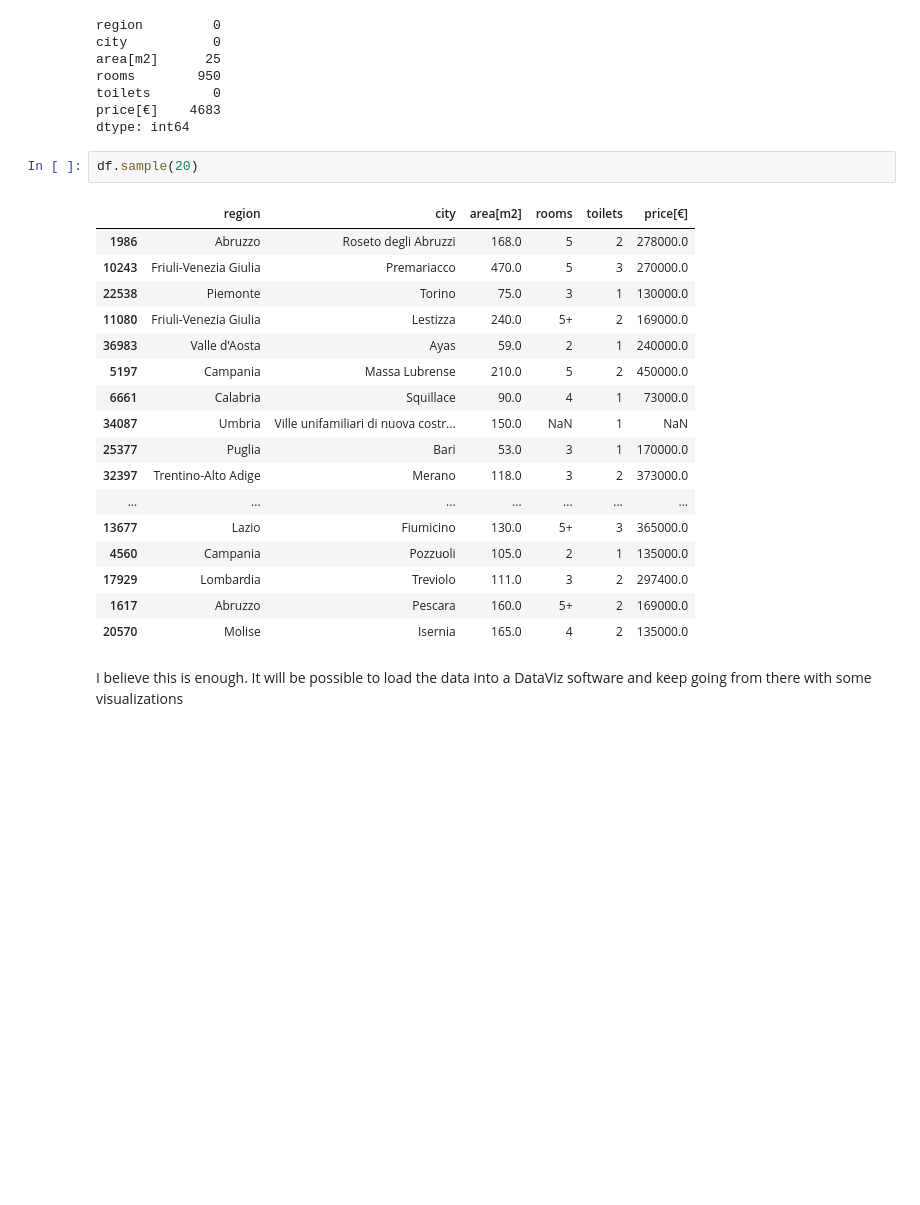
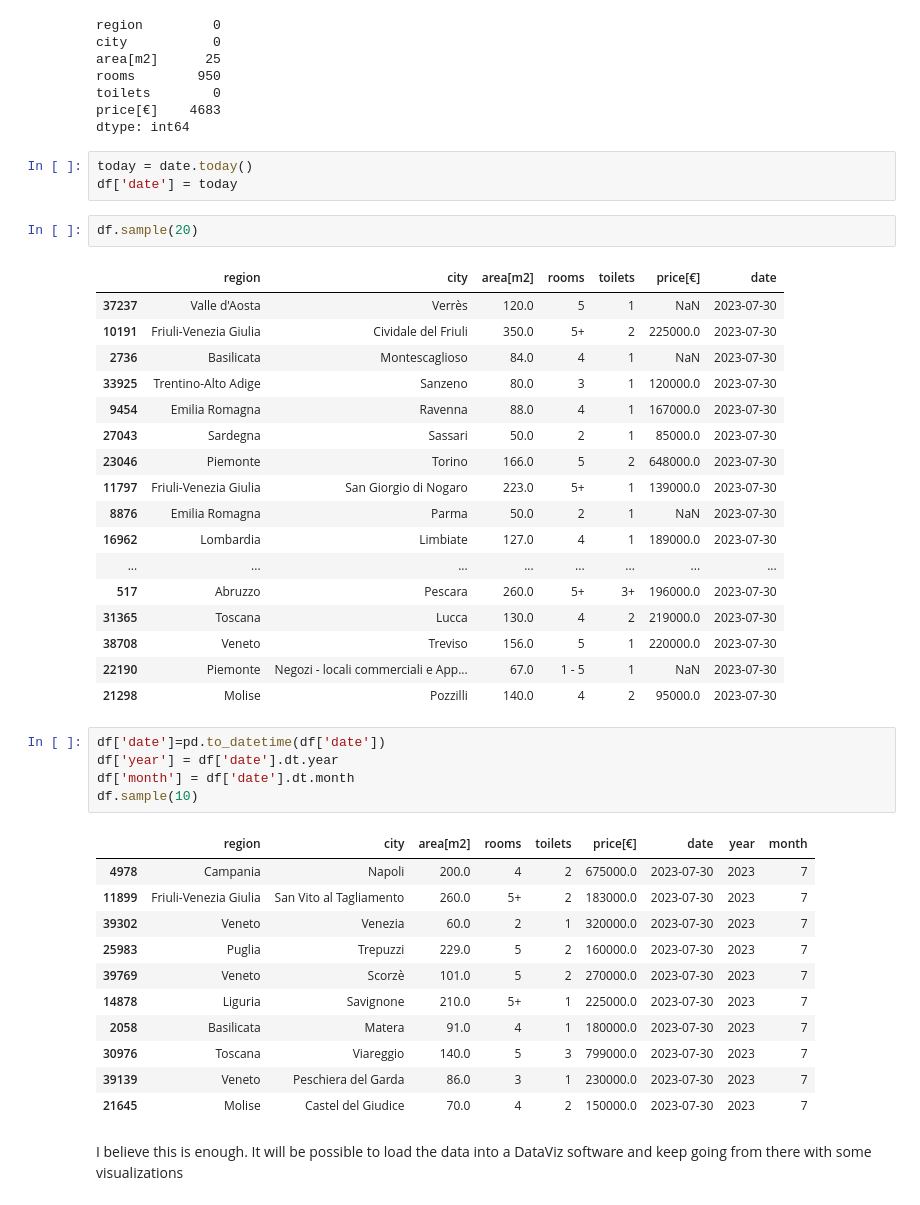
Before and after one commit to andrea-bavetta/3_Webscraping-realestate, a Jupyter notebook: Immobiliare_datacleaning.ipynb, the cells around one changed output. Saved outputs shown, nothing was run; the diff lists cells and outputs as text; blank space fills up the shorter version.

Commit message:
Added month and year columns

```diff
--- a/Immobiliare_datacleaning.ipynb
+++ b/Immobiliare_datacleaning.ipynb
@@ -196,26 +197,46 @@ rooms        950
 toilets        0
 price[€]    4683
 dtype: int64
+# %%
+today = date.today()
+df['date'] = today
 # %%
 df.sample(20)
 # %% [output]
-|  | region | city | area[m2] | rooms | toilets | price[€] |
-| 1986 | Abruzzo | Roseto degli Abruzzi | 168.0 | 5 | 2 | 278000.0 |
-| 10243 | Friuli-Venezia Giulia | Premariacco | 470.0 | 5 | 3 | 270000.0 |
-| 22538 | Piemonte | Torino | 75.0 | 3 | 1 | 130000.0 |
-| 11080 | Friuli-Venezia Giulia | Lestizza | 240.0 | 5+ | 2 | 169000.0 |
-| 36983 | Valle d'Aosta | Ayas | 59.0 | 2 | 1 | 240000.0 |
-| 5197 | Campania | Massa Lubrense | 210.0 | 5 | 2 | 450000.0 |
-| 6661 | Calabria | Squillace | 90.0 | 4 | 1 | 73000.0 |
-| 34087 | Umbria | Ville unifamiliari di nuova costr... | 150.0 | NaN | 1 | NaN |
-| 25377 | Puglia | Bari | 53.0 | 3 | 1 | 170000.0 |
-| 32397 | Trentino-Alto Adige | Merano | 118.0 | 3 | 2 | 373000.0 |
-| ... | ... | ... | ... | ... | ... | ... |
-| 13677 | Lazio | Fiumicino | 130.0 | 5+ | 3 | 365000.0 |
-| 4560 | Campania | Pozzuoli | 105.0 | 2 | 1 | 135000.0 |
-| 17929 | Lombardia | Treviolo | 111.0 | 3 | 2 | 297400.0 |
-| 1617 | Abruzzo | Pescara | 160.0 | 5+ | 2 | 169000.0 |
-| 20570 | Molise | Isernia | 165.0 | 4 | 2 | 135000.0 |
+|  | region | city | area[m2] | rooms | toilets | price[€] | date |
+| 37237 | Valle d'Aosta | Verrès | 120.0 | 5 | 1 | NaN | 2023-07-30 |
+| 10191 | Friuli-Venezia Giulia | Cividale del Friuli | 350.0 | 5+ | 2 | 225000.0 | 2023-07-30 |
+| 2736 | Basilicata | Montescaglioso | 84.0 | 4 | 1 | NaN | 2023-07-30 |
+| 33925 | Trentino-Alto Adige | Sanzeno | 80.0 | 3 | 1 | 120000.0 | 2023-07-30 |
+| 9454 | Emilia Romagna | Ravenna | 88.0 | 4 | 1 | 167000.0 | 2023-07-30 |
+| 27043 | Sardegna | Sassari | 50.0 | 2 | 1 | 85000.0 | 2023-07-30 |
+| 23046 | Piemonte | Torino | 166.0 | 5 | 2 | 648000.0 | 2023-07-30 |
+| 11797 | Friuli-Venezia Giulia | San Giorgio di Nogaro | 223.0 | 5+ | 1 | 139000.0 | 2023-07-30 |
+| 8876 | Emilia Romagna | Parma | 50.0 | 2 | 1 | NaN | 2023-07-30 |
+| 16962 | Lombardia | Limbiate | 127.0 | 4 | 1 | 189000.0 | 2023-07-30 |
+| ... | ... | ... | ... | ... | ... | ... | ... |
+| 517 | Abruzzo | Pescara | 260.0 | 5+ | 3+ | 196000.0 | 2023-07-30 |
+| 31365 | Toscana | Lucca | 130.0 | 4 | 2 | 219000.0 | 2023-07-30 |
+| 38708 | Veneto | Treviso | 156.0 | 5 | 1 | 220000.0 | 2023-07-30 |
+| 22190 | Piemonte | Negozi - locali commerciali e App... | 67.0 | 1 - 5 | 1 | NaN | 2023-07-30 |
+| 21298 | Molise | Pozzilli | 140.0 | 4 | 2 | 95000.0 | 2023-07-30 |
+# %%
+df['date']=pd.to_datetime(df['date'])
+df['year'] = df['date'].dt.year
+df['month'] = df['date'].dt.month
+df.sample(10)
+# %% [output]
+|  | region | city | area[m2] | rooms | toilets | price[€] | date | year | month |
+| 4978 | Campania | Napoli | 200.0 | 4 | 2 | 675000.0 | 2023-07-30 | 2023 | 7 |
+| 11899 | Friuli-Venezia Giulia | San Vito al Tagliamento | 260.0 | 5+ | 2 | 183000.0 | 2023-07-30 | 2023 | 7 |
+| 39302 | Veneto | Venezia | 60.0 | 2 | 1 | 320000.0 | 2023-07-30 | 2023 | 7 |
+| 25983 | Puglia | Trepuzzi | 229.0 | 5 | 2 | 160000.0 | 2023-07-30 | 2023 | 7 |
+| 39769 | Veneto | Scorzè | 101.0 | 5 | 2 | 270000.0 | 2023-07-30 | 2023 | 7 |
+| 14878 | Liguria | Savignone | 210.0 | 5+ | 1 | 225000.0 | 2023-07-30 | 2023 | 7 |
+| 2058 | Basilicata | Matera | 91.0 | 4 | 1 | 180000.0 | 2023-07-30 | 2023 | 7 |
+| 30976 | Toscana | Viareggio | 140.0 | 5 | 3 | 799000.0 | 2023-07-30 | 2023 | 7 |
+| 39139 | Veneto | Peschiera del Garda | 86.0 | 3 | 1 | 230000.0 | 2023-07-30 | 2023 | 7 |
+| 21645 | Molise | Castel del Giudice | 70.0 | 4 | 2 | 150000.0 | 2023-07-30 | 2023 | 7 |
 # %% [markdown]
 I believe this is enough. It will be possible to load the data into a DataViz software and keep going from there with some visualizations
 # %%
```
Also changed, not shown: parts of 2 cells of this notebook.
